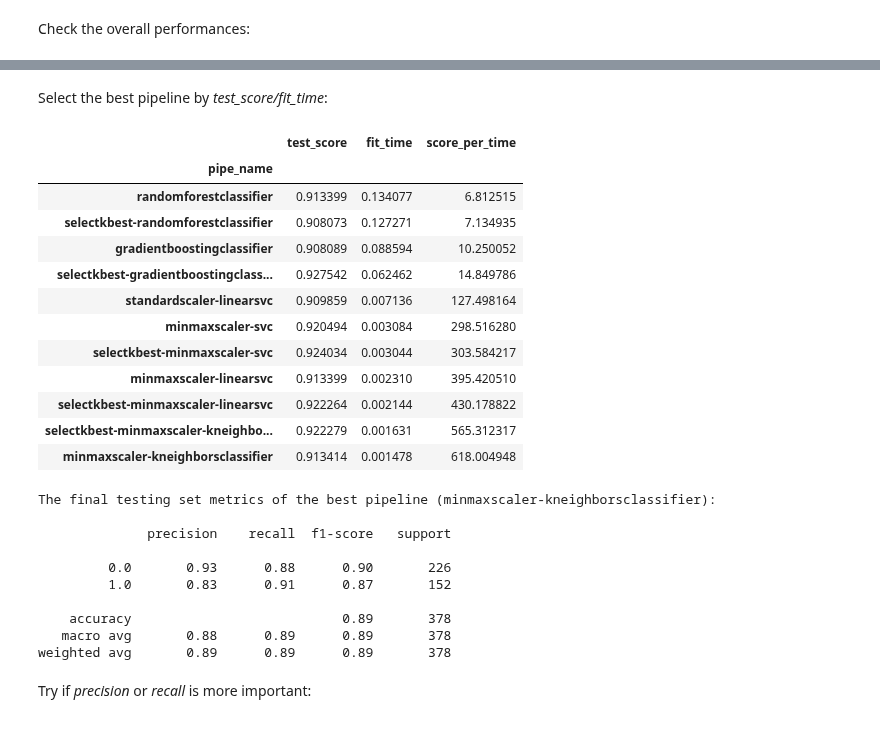
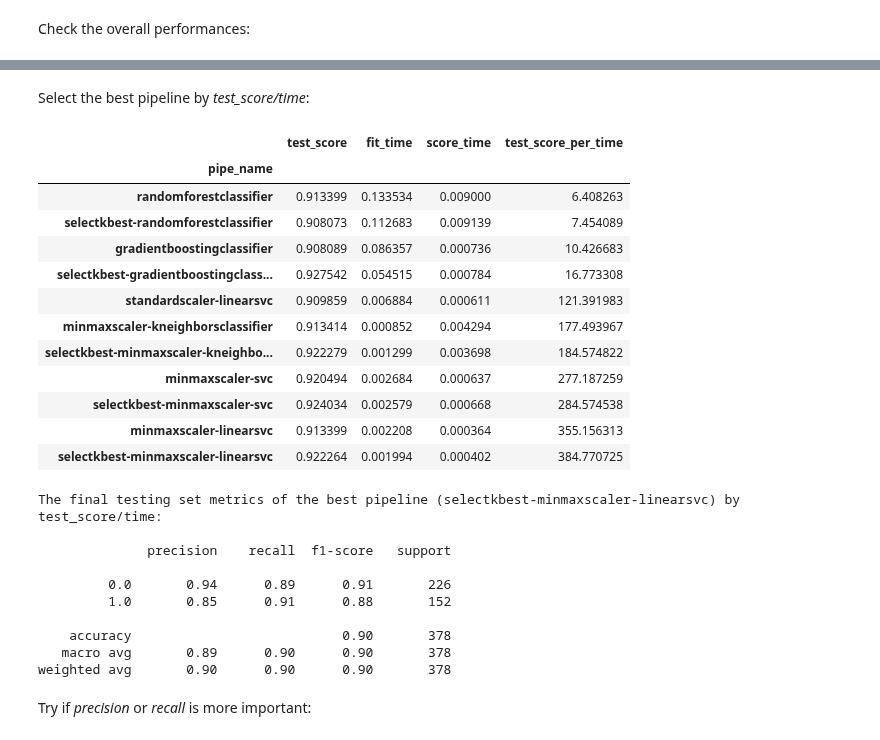
Before and after one commit to moskytw/data-science-with-python, a Jupyter notebook: handouts/pipe_and_cv.ipynb, the cells around one changed output, grey strips where cells are left out. Saved outputs shown, nothing was run; the diff lists cells and outputs as text; code cells hidden in the pictures.

```diff
--- a/handouts/pipe_and_cv.ipynb
+++ b/handouts/pipe_and_cv.ipynb
@@ -142,49 +147,49 @@ plt.show()
 55 rows × 6 columns
 [drawing not drawn]
 # %% [markdown]
-Select the best pipeline by _test_score/fit_time_:
+Select the best pipeline by _test_score/time_:
 # %%
 df = cv_1_df
 df = (df
       .groupby('pipe_name')
-      [['test_score', 'fit_time']]
+      [['test_score', 'fit_time', 'score_time']]
       .mean())
-df = df.assign(score_per_time=df.test_score/df.fit_time)
-df = df.sort_values('score_per_time')
+df = df.assign(test_score_per_time=df.test_score/(df.fit_time+df.score_time))
+df = df.sort_values('test_score_per_time')
 display(df)
 
 pipe_name = df.index[-1]
 pipe = pipe_name_to_pipe_map[pipe_name]
 
 pipe.fit(X_train, y_train)
 y_test_hat = pipe.predict(X_test)
 
-print(f'The final testing set metrics of the best pipeline ({pipe_name}):\n')
+print(f'The final testing set metrics of the best pipeline ({pipe_name}) by test_score/time:\n')
 print(metrics.classification_report(y_test, y_test_hat))
 # %% [output]
-|  | test_score | fit_time | score_per_time |
-| pipe_name |  |  |  |
-| randomforestclassifier | 0.913399 | 0.134077 | 6.812515 |
-| selectkbest-randomforestclassifier | 0.908073 | 0.127271 | 7.134935 |
-| gradientboostingclassifier | 0.908089 | 0.088594 | 10.250052 |
-| selectkbest-gradientboostingclass... | 0.927542 | 0.062462 | 14.849786 |
-| standardscaler-linearsvc | 0.909859 | 0.007136 | 127.498164 |
-| minmaxscaler-svc | 0.920494 | 0.003084 | 298.516280 |
-| selectkbest-minmaxscaler-svc | 0.924034 | 0.003044 | 303.584217 |
-| minmaxscaler-linearsvc | 0.913399 | 0.002310 | 395.420510 |
-| selectkbest-minmaxscaler-linearsvc | 0.922264 | 0.002144 | 430.178822 |
-| selectkbest-minmaxscaler-kneighbo... | 0.922279 | 0.001631 | 565.312317 |
-| minmaxscaler-kneighborsclassifier | 0.913414 | 0.001478 | 618.004948 |
+|  | test_score | fit_time | score_time | test_score_per_time |
+| pipe_name |  |  |  |  |
+| randomforestclassifier | 0.913399 | 0.133534 | 0.009000 | 6.408263 |
+| selectkbest-randomforestclassifier | 0.908073 | 0.112683 | 0.009139 | 7.454089 |
+| gradientboostingclassifier | 0.908089 | 0.086357 | 0.000736 | 10.426683 |
+| selectkbest-gradientboostingclass... | 0.927542 | 0.054515 | 0.000784 | 16.773308 |
+| standardscaler-linearsvc | 0.909859 | 0.006884 | 0.000611 | 121.391983 |
+| minmaxscaler-kneighborsclassifier | 0.913414 | 0.000852 | 0.004294 | 177.493967 |
+| selectkbest-minmaxscaler-kneighbo... | 0.922279 | 0.001299 | 0.003698 | 184.574822 |
+| minmaxscaler-svc | 0.920494 | 0.002684 | 0.000637 | 277.187259 |
+| selectkbest-minmaxscaler-svc | 0.924034 | 0.002579 | 0.000668 | 284.574538 |
+| minmaxscaler-linearsvc | 0.913399 | 0.002208 | 0.000364 | 355.156313 |
+| selectkbest-minmaxscaler-linearsvc | 0.922264 | 0.001994 | 0.000402 | 384.770725 |
-The final testing set metrics of the best pipeline (minmaxscaler-kneighborsclassifier):
+The final testing set metrics of the best pipeline (selectkbest-minmaxscaler-linearsvc) by test_score/time:
 
               precision    recall  f1-score   support
 
-         0.0       0.93      0.88      0.90       226
-         1.0       0.83      0.91      0.87       152
+         0.0       0.94      0.89      0.91       226
+         1.0       0.85      0.91      0.88       152
 
-    accuracy                           0.89       378
-   macro avg       0.88      0.89      0.89       378
-weighted avg       0.89      0.89      0.89       378
+    accuracy                           0.90       378
+   macro avg       0.89      0.90      0.90       378
+weighted avg       0.90      0.90      0.90       378
 # %% [markdown]
 Try if _precision_ or _recall_ is more important:
 # %%
```
Also changed, not shown: parts of 3 cells of this notebook.
